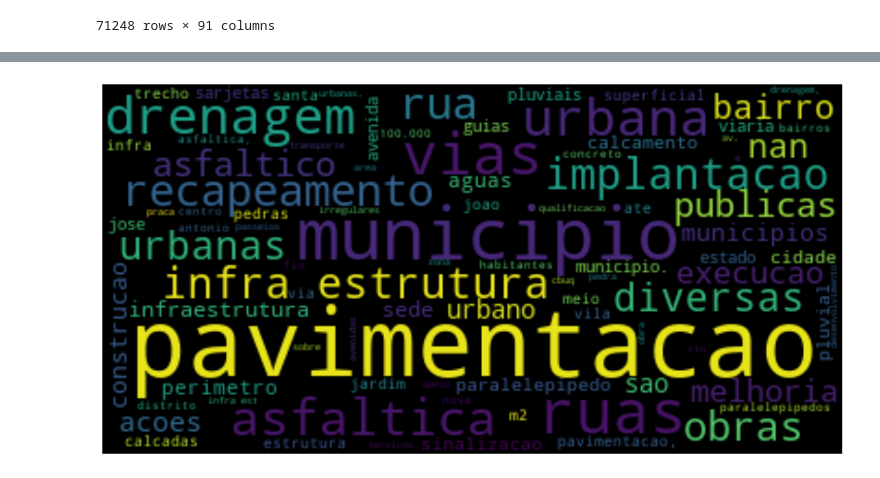
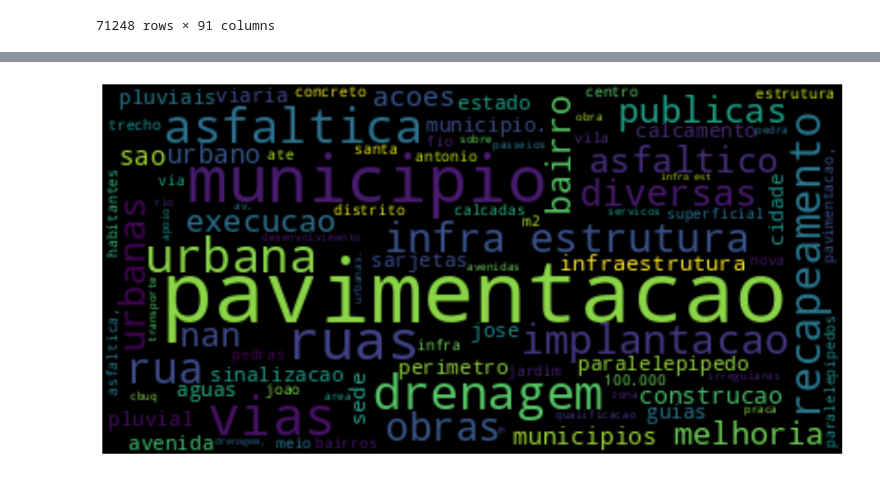
Before and after one commit to anayflima/simu-datathon-2024, a Jupyter notebook: tratamento_de_dados/tratamento_empreendimentos.ipynb, the cells around one changed output, grey strips where cells are left out. Cells and saved outputs as stored; diff of their text form; code cells hidden in the pictures.

```diff
--- a/tratamento_de_dados/tratamento_empreendimentos.ipynb
+++ b/tratamento_de_dados/tratamento_empreendimentos.ipynb
@@ -16,10 +14,3 @@ from PIL import Image
 # %% [output]
 [nltk_data] Downloading package stopwords to /home/oem/nltk_data...
 [nltk_data]   Package stopwords is already up-to-date!
-# %%
-sw = stopwords.words('portuguese')
-def trata_texto(texto):
-    # apenas_letras = re.sub(r'[^A-Za-z\s]', '', texto).lower()
-    aux = unidecode(texto).lower().replace("'", "").replace("-", " ").strip() if pd.notnull(texto) else texto
-    sem_espacos_duplos = re.sub(r'\s+', ' ', aux).strip()
-    return ' '.join([palavra for palavra in sem_espacos_duplos.split(" ") if palavra not in sw])
@@ -26,5 +40,5 @@ def trata_texto(texto):
 # %%
-df_empreend = pd.read_csv('../dados/tratados/simu_carteira_empreendimentos.csv')
+df_empreend = pd.read_csv('../dados/tratados/simu_carteira_empreendimentos_nulos_tratados.csv')
 df_empreend
 # %% [output]
 |  | cod_mdr | cod_operacao | cod_saci | cod_convenio_siafi | cod_ag_operador | origem | dsc_concedente | ... |
@@ -59,0 +73,3 @@ Name: empreendimento, Length: 40091, dtype: int64
+# %%
+contagem  = df_empreend.empreendimento.str.split().explode('empreendimento').apply(lambda x: trata_texto(x)).value_counts()
+contagem
@@ -60,12 +89,26 @@ Name: empreendimento, Length: 40091, dtype: int64
 # %%
-wordcloud = WordCloud()
+def plota_nuvem_de_palavras(df_parametro, palavras_excluidas = None, empreendimento = True):
+    df = df_parametro.copy()
+    if empreendimento:
+        contagem  = df.empreendimento.str.split().explode('empreendimento').apply(lambda x: trata_texto(x)).value_counts()
+    else:
+        contagem = df['new_empreend'].str.split(',').explode().value_counts()
 
-contagem_dict = dict(zip(contagem.index, contagem.values))
+    contagem_dict = dict(zip(contagem.index, contagem.values))
 
-wordcloud.generate_from_frequencies(frequencies = contagem_dict)
-plt.figure(figsize = (15, 10)) # tamanho do gráfico
-plt.imshow(wordcloud, interpolation = 'bilinear') # plotagem da nuvem de palavras
-plt.axis('off') # remove as bordas
-plt.show() # mostra a word cloud
+    # Remove palavras em palavras_excluidas do dicionário de contagem
+    if palavras_excluidas:
+        for palavra in palavras_excluidas:
+            contagem_dict.pop(palavra, None)
+
+    wordcloud = WordCloud(random_state=65)
+    wordcloud.generate_from_frequencies(frequencies = contagem_dict)
+
+    plt.figure(figsize = (15, 10))
+    plt.imshow(wordcloud, interpolation = 'bilinear') # plotagem da nuvem de palavras
+    plt.axis('off') # remove as bordas
+    plt.show()
-# %% [output]
-[figure, removed]
+# %%
+plota_nuvem_de_palavras(df_empreend)
+# %% [output]
+[figure, added]
```
Also changed, not shown: parts of 17 cells of this notebook, 5 other files.
